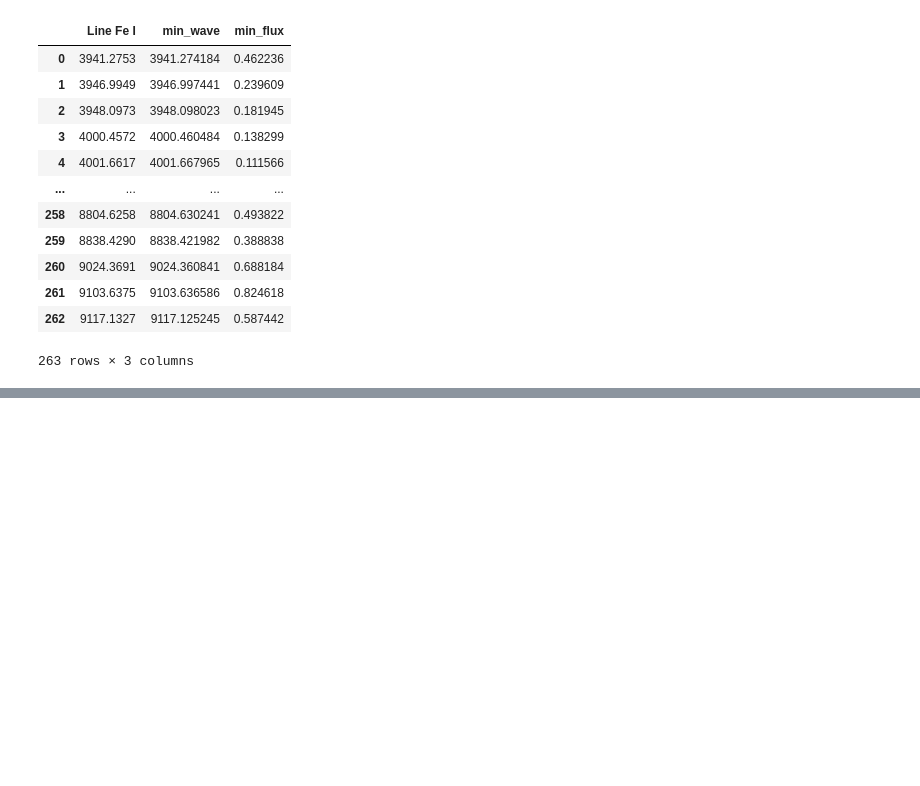
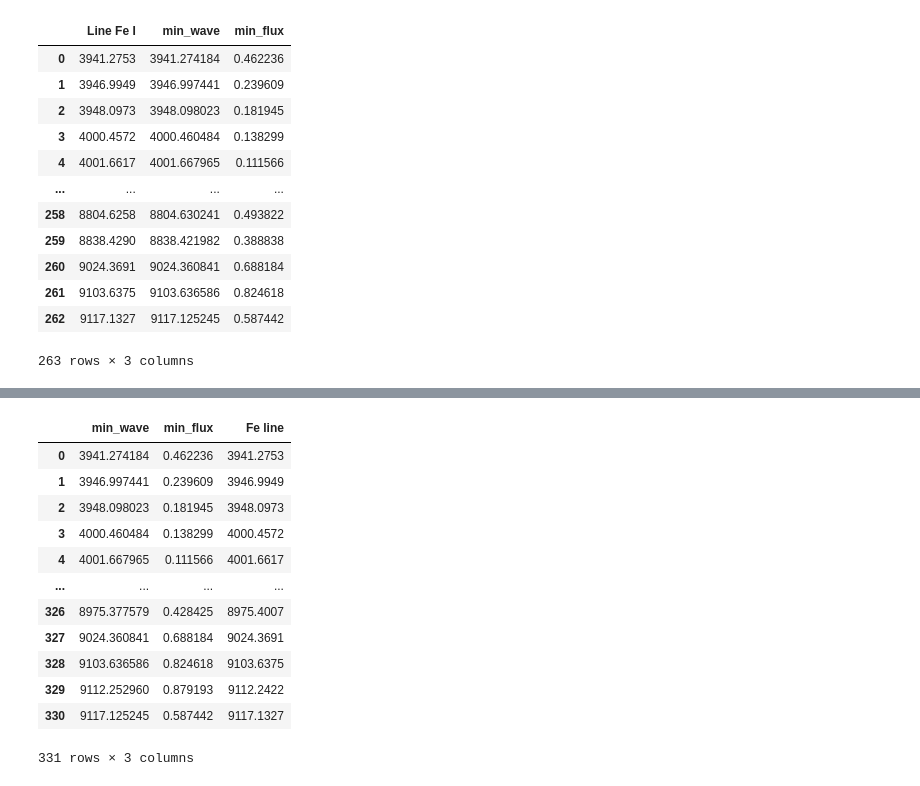
Before and after one commit to JessiDaniL/Proyecto-Te-rico-Arturo, a Jupyter notebook: Espectro completo de arturo/Filtro.ipynb, the cells around one changed output, grey strips where cells are left out. Drawn from its saved outputs; the diff is of its cells as text; code cells hidden in the pictures; blank space fills up the shorter version.

```diff
--- a/Espectro completo de arturo/Filtro.ipynb
+++ b/Espectro completo de arturo/Filtro.ipynb
@@ -301,0 +305,41 @@ Values
+# %%
+#Find the minimum or the lambda in the spectrum
+def find_minimums(wave,flux,lamda):
+    #The function find_peaks just got the index of the points
+    #The minus if for the minimums, without it are the maximums
+    minimums,_ = find_peaks(-flux)
+    mindf = pd.DataFrame([]) #Make a dataframe
+    mindf['min_wave'] = wave[minimums]
+    mindf['min_flux'] = flux[minimums]
+
+    #Take the closer line with the absolute value of the difference between the minimums and the line
+    #This step dont include the closer points that are not minimums
+    closer = []
+    for each in lamda:
+        mindf['abs'] = np.abs(mindf['min_wave']-each)
+        closer.append(mindf.loc[mindf['abs'] == min(mindf['abs'])]) #Take all the row
+
+    #Dataframe with the marks for the closer lines of Fe I
+    closer_data = pd.concat(closer,axis=0).reset_index(drop=True)
+    closer_data['Fe line'] = lamda
+
+    return closer_data.drop(['abs'],axis=1)
+
+
+closer_lines_r = find_minimums(wavelength, flux ,fe_1_lineas_mezclas_r)
+
+closer_lines_r
+# %% [output]
+|  | min_wave | min_flux | Fe line |
+| 0 | 3941.274184 | 0.462236 | 3941.2753 |
+| 1 | 3946.997441 | 0.239609 | 3946.9949 |
+| 2 | 3948.098023 | 0.181945 | 3948.0973 |
+| 3 | 4000.460484 | 0.138299 | 4000.4572 |
+| 4 | 4001.667965 | 0.111566 | 4001.6617 |
+| ... | ... | ... | ... |
+| 326 | 8975.377579 | 0.428425 | 8975.4007 |
+| 327 | 9024.360841 | 0.688184 | 9024.3691 |
+| 328 | 9103.636586 | 0.824618 | 9103.6375 |
+| 329 | 9112.252960 | 0.879193 | 9112.2422 |
+| 330 | 9117.125245 | 0.587442 | 9117.1327 |
+331 rows × 3 columns
```
Also changed, not shown: parts of 9 cells of this notebook, 2 other files.
